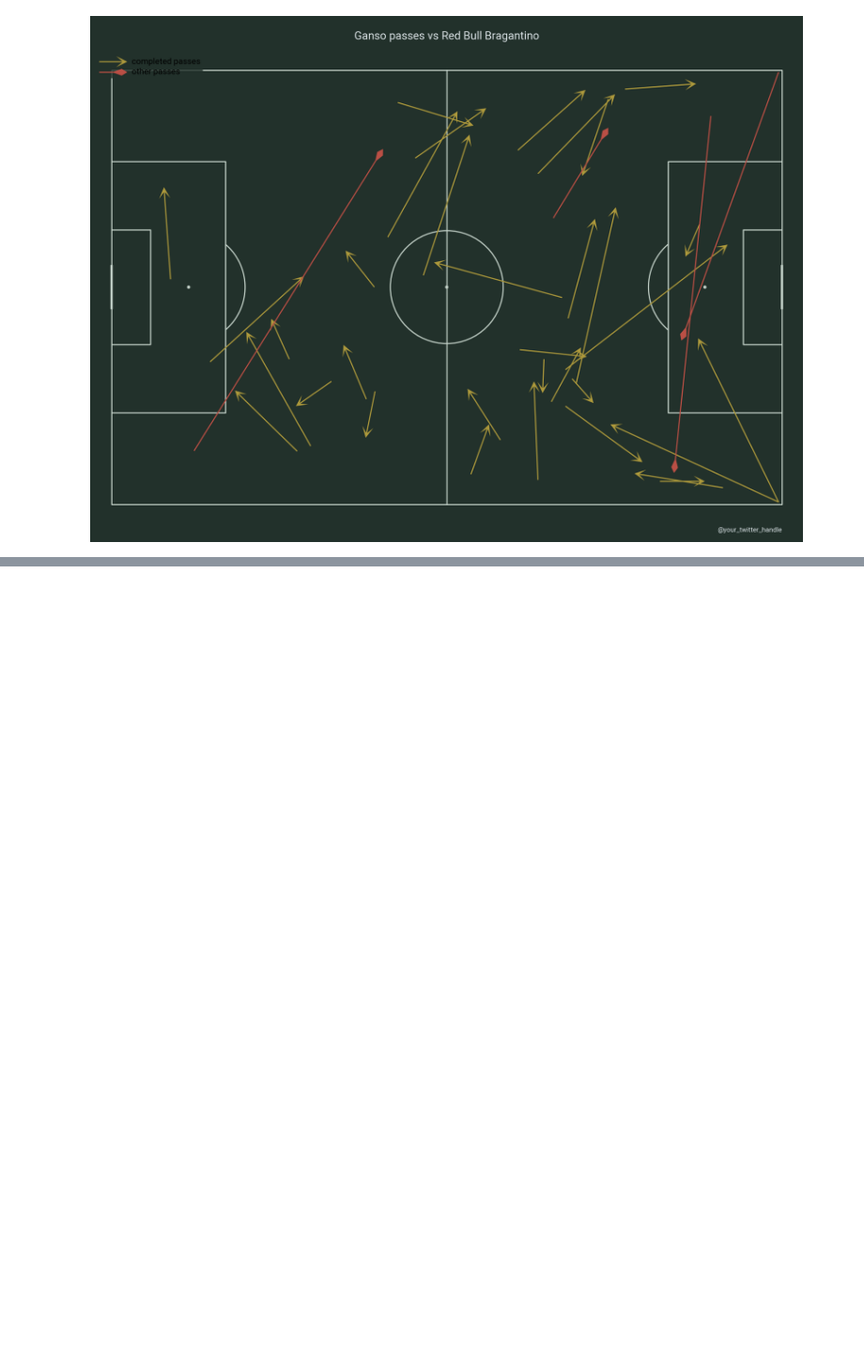
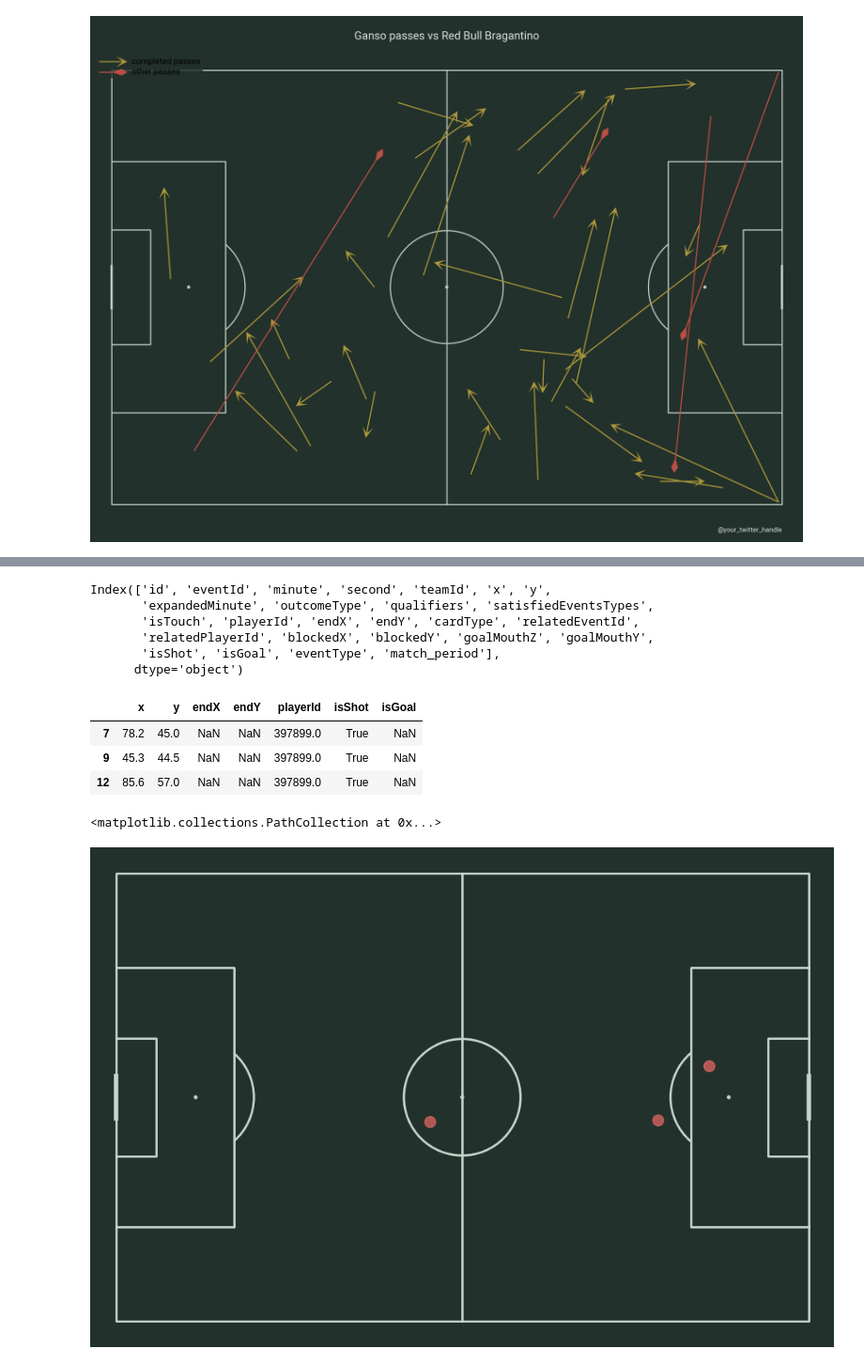
Before and after one commit to VictorMilhomem/FootballAnalysisTools, a Jupyter notebook: src/tests.ipynb, the cells around one changed output, grey strips where cells are left out. Shown at 94% size. Cells and saved outputs as stored; diff of their text form; code cells hidden in the pictures; blank space fills up the shorter version.

Commit message:
heatmap

```diff
--- a/src/tests.ipynb
+++ b/src/tests.ipynb
@@ -131,3 +131,10 @@ axs['title'].text(0.5, 0.5, f'Ganso passes vs {list(teams_dict.values())[1] }',
 plt.show()  # If you are using a Jupyter notebook you do not need this line
 # %% [output]
 [figure]
+# %%
+shots_df = get_shots_df(events_dict)
+# %%
+fluminense_players = players_df.loc[players_df['teamId'] == home_team_id]
+cano = fluminense_players.loc[fluminense_players['name'].str.contains('Cano')].reset_index()
+cano_id = cano['playerId'].loc[0]
+cano_id
@@ -133,0 +143,3 @@ plt.show()  # If you are using a Jupyter notebook you do not need this line
+# %%
+cano_shots = shots_df.loc[shots_df['playerId'] == cano_id]
+cano_shots.head(5)
@@ -133,0 +152,17 @@ plt.show()  # If you are using a Jupyter notebook you do not need this line
+# %%
+cano_shots.columns
+# %% [output]
+Index(['id', 'eventId', 'minute', 'second', 'teamId', 'x', 'y',
+       'expandedMinute', 'outcomeType', 'qualifiers', 'satisfiedEventsTypes',
+       'isTouch', 'playerId', 'endX', 'endY', 'cardType', 'relatedEventId',
+       'relatedPlayerId', 'blockedX', 'blockedY', 'goalMouthZ', 'goalMouthY',
+       'isShot', 'isGoal', 'eventType', 'match_period'],
+      dtype='object')
+# %%
+cano_shots = cano_shots.filter(['x', 'y','endX', 'endY','playerId','isShot', 'isGoal'])
+cano_shots
+# %% [output]
+|  | x | y | endX | endY | playerId | isShot | isGoal |
+| 7 | 78.2 | 45.0 | NaN | NaN | 397899.0 | True | NaN |
+| 9 | 45.3 | 44.5 | NaN | NaN | 397899.0 | True | NaN |
+| 12 | 85.6 | 57.0 | NaN | NaN | 397899.0 | True | NaN |
@@ -133,0 +171,10 @@ plt.show()  # If you are using a Jupyter notebook you do not need this line
+# %%
+fig, ax = plt.subplots(figsize=(13.5, 8))
+pitch = Pitch(pitch_type='opta', pitch_color='#22312b', line_color='#c7d5cc' )
+fig.set_facecolor('#22312b')
+ax.set_facecolor('#22312b')
+pitch.draw(ax=ax, constrained_layout=True, tight_layout=False)
+plt.scatter(x=cano_shots["x"], y=cano_shots["y"], s=100, alpha=.7, c='#ea6969')
+# %% [output]
+<matplotlib.collections.PathCollection at 0x...>
+[figure, added]
```
Also changed, not shown: parts of 8 cells of this notebook.
